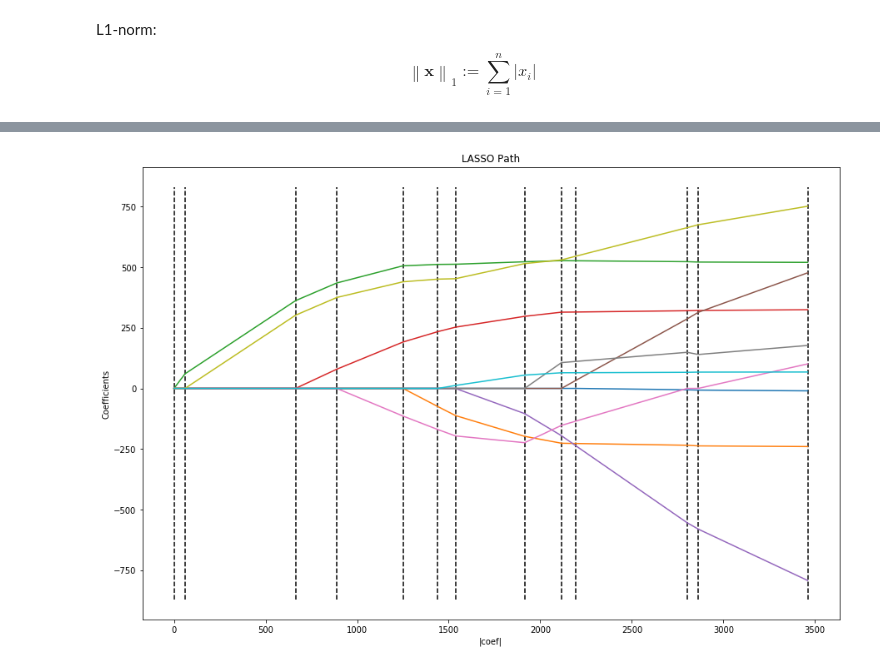
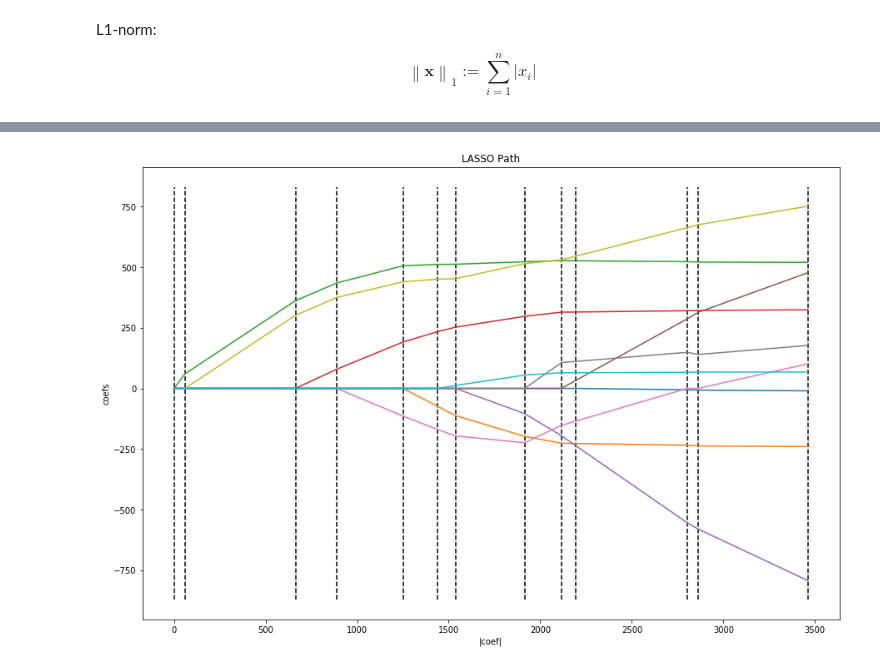
Before and after one commit to utensil/julia-playground, a Jupyter notebook: dl/hello_scikit_learn.ipynb, the cells around one changed output, grey strips where cells are left out. Saved outputs shown, nothing was run; the diff lists cells and outputs as text; code cells hidden in the pictures.

```diff
--- a/dl/hello_scikit_learn.ipynb
+++ b/dl/hello_scikit_learn.ipynb
@@ -393,11 +400,11 @@ Computing regularization path using the LARS ...
 # %%
 plt.plot(xx, coefs.T)
 ymin, ymax = plt.ylim()
 plt.vlines(xx, ymin, ymax, linestyle='dashed')
 plt.xlabel('|coef|')
-plt.ylabel('Coefficients')
+plt.ylabel('coefs')
 plt.title('LASSO Path')
 plt.axis('tight')
 plt.show()
 # %% [output]
-[figure, old version]
+[figure, new version]
```
Also changed, not shown: parts of 6 cells of this notebook.
